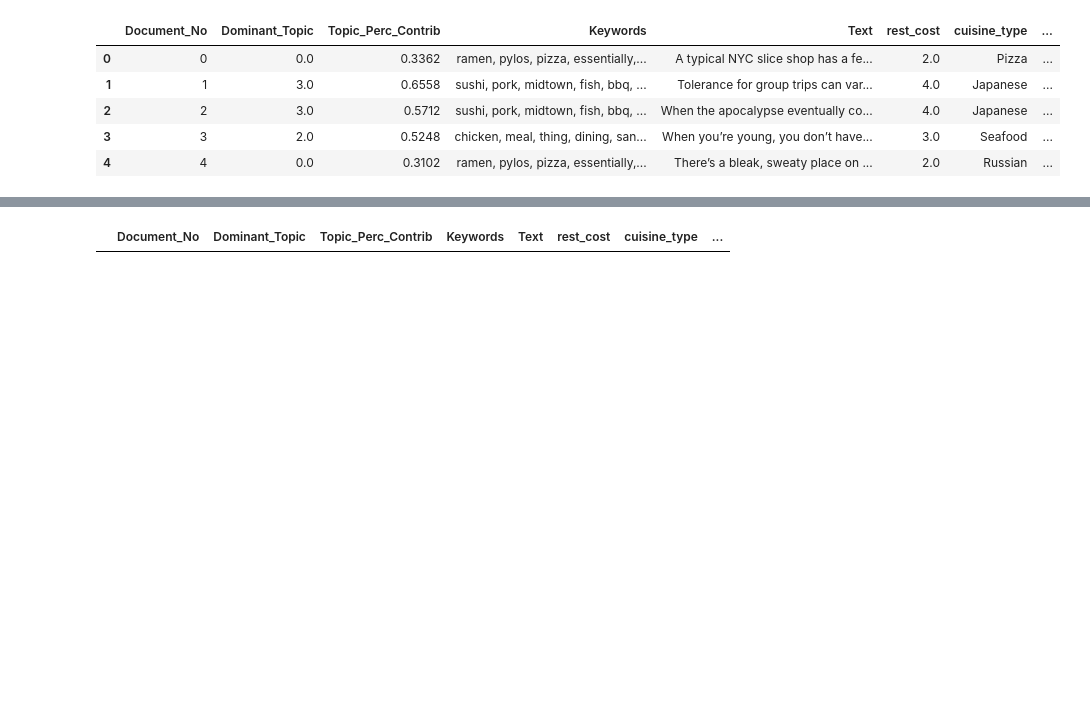
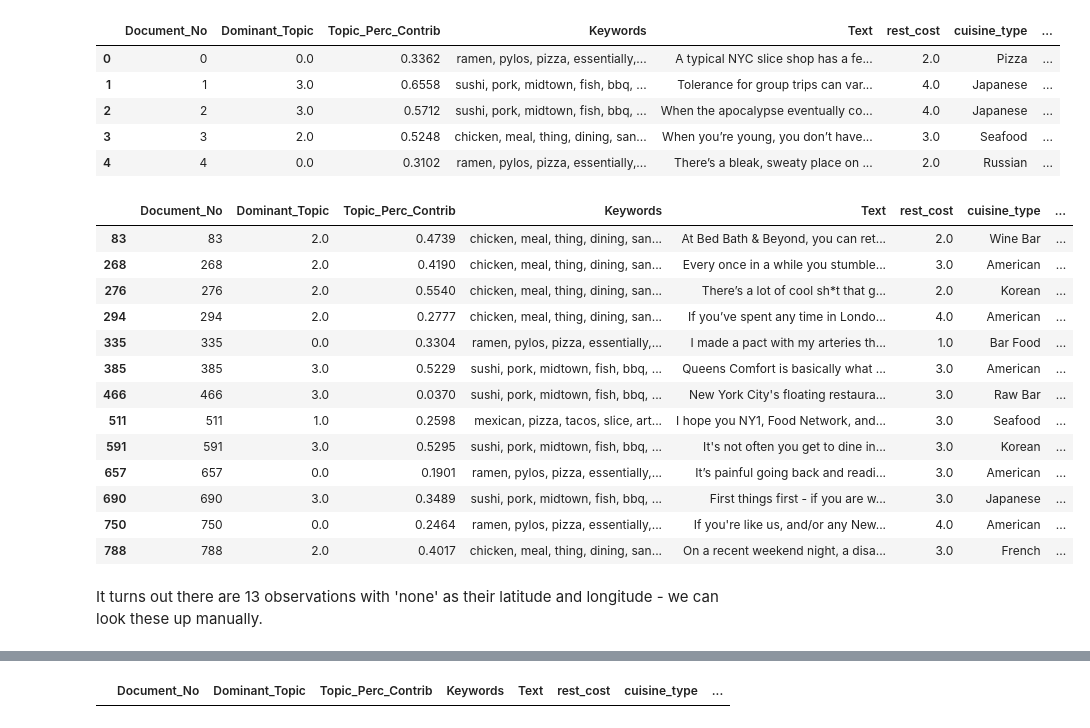
Before and after one commit to EdithIyer/CapstoneEdith, a Jupyter notebook: GeoPy Exploration.ipynb, the cells around one changed output, grey strips where cells are left out. Drawn from its saved outputs; the diff is of its cells as text; code cells hidden in the pictures; blank space fills up the shorter version.

```diff
--- a/GeoPy Exploration.ipynb
+++ b/GeoPy Exploration.ipynb
@@ -113,3 +136,22 @@ full_df.head()
 | 2 | 2 | 3.0 | 0.5712 | sushi, pork, midtown, fish, bbq, ... | When the apocalypse eventually co... | 4.0 | Japanese | ... |
 | 3 | 3 | 2.0 | 0.5248 | chicken, meal, thing, dining, san... | When you’re young, you don’t have... | 3.0 | Seafood | ... |
 | 4 | 4 | 0.0 | 0.3102 | ramen, pylos, pizza, essentially,... | There’s a bleak, sweaty place on ... | 2.0 | Russian | ... |
+# %%
+full_df[full_df['lat_long'] == 'none']
+# %% [output]
+|  | Document_No | Dominant_Topic | Topic_Perc_Contrib | Keywords | Text | rest_cost | cuisine_type | ... |
+| 83 | 83 | 2.0 | 0.4739 | chicken, meal, thing, dining, san... | At Bed Bath & Beyond, you can ret... | 2.0 | Wine Bar | ... |
+| 268 | 268 | 2.0 | 0.4190 | chicken, meal, thing, dining, san... | Every once in a while you stumble... | 3.0 | American | ... |
+| 276 | 276 | 2.0 | 0.5540 | chicken, meal, thing, dining, san... | There’s a lot of cool sh*t that g... | 2.0 | Korean | ... |
+| 294 | 294 | 2.0 | 0.2777 | chicken, meal, thing, dining, san... | If you’ve spent any time in Londo... | 4.0 | American | ... |
+| 335 | 335 | 0.0 | 0.3304 | ramen, pylos, pizza, essentially,... | I made a pact with my arteries th... | 1.0 | Bar Food | ... |
+| 385 | 385 | 3.0 | 0.5229 | sushi, pork, midtown, fish, bbq, ... | Queens Comfort is basically what ... | 3.0 | American | ... |
+| 466 | 466 | 3.0 | 0.0370 | sushi, pork, midtown, fish, bbq, ... | New York City's floating restaura... | 3.0 | Raw Bar | ... |
+| 511 | 511 | 1.0 | 0.2598 | mexican, pizza, tacos, slice, art... | I hope you NY1, Food Network, and... | 3.0 | Seafood | ... |
+| 591 | 591 | 3.0 | 0.5295 | sushi, pork, midtown, fish, bbq, ... | It's not often you get to dine in... | 3.0 | Korean | ... |
+| 657 | 657 | 0.0 | 0.1901 | ramen, pylos, pizza, essentially,... | It’s painful going back and readi... | 3.0 | American | ... |
+| 690 | 690 | 3.0 | 0.3489 | sushi, pork, midtown, fish, bbq, ... | First things first - if you are w... | 3.0 | Japanese | ... |
+| 750 | 750 | 0.0 | 0.2464 | ramen, pylos, pizza, essentially,... | If you're like us, and/or any New... | 4.0 | American | ... |
+| 788 | 788 | 2.0 | 0.4017 | chicken, meal, thing, dining, san... | On a recent weekend night, a disa... | 3.0 | French | ... |
+# %% [markdown]
+It turns out there are 13 observations with 'none' as their latitude and longitude - we can look these up manually.
```
Also changed, not shown: parts of 30 cells of this notebook, 7 other files.
